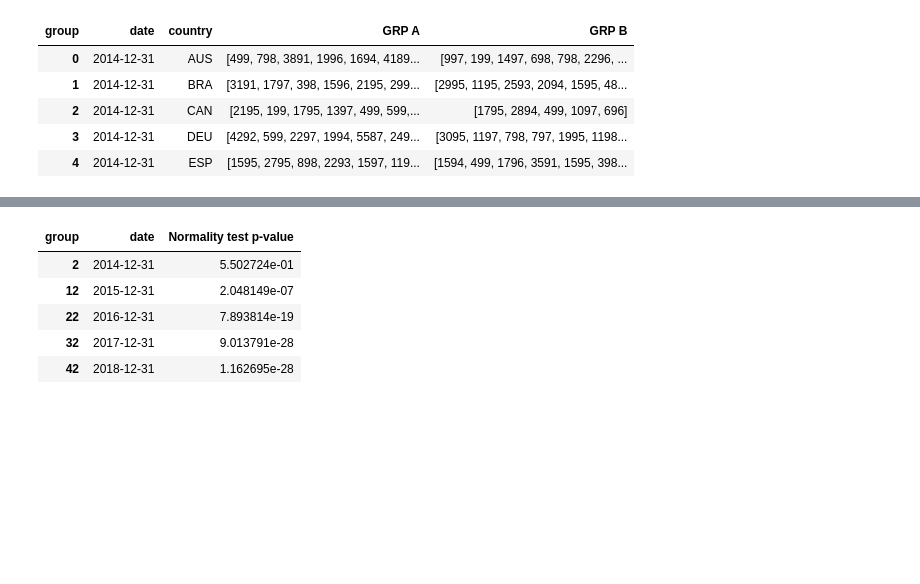
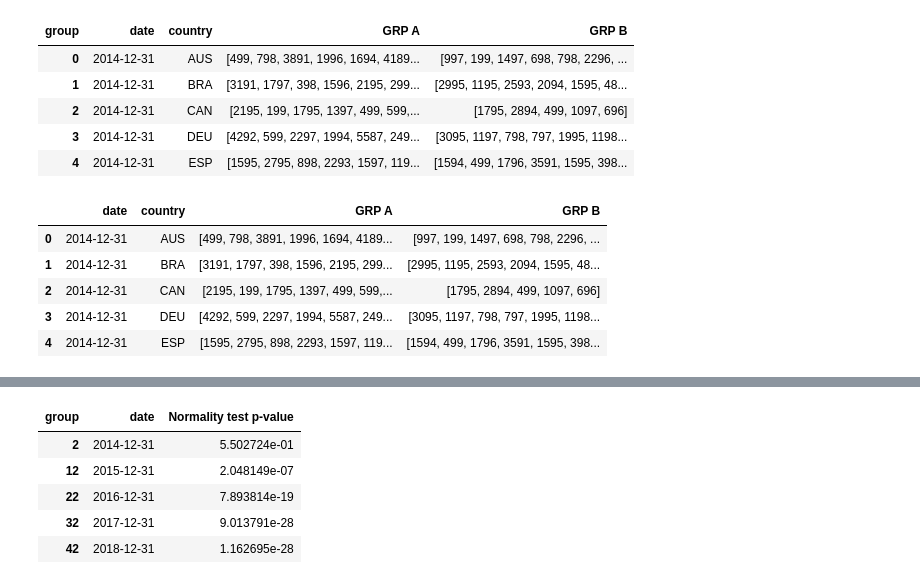
Before and after one commit to GustavoHBDuarte/AB_testing, a Jupyter notebook: A_B_testing.ipynb, the cells around one changed output, grey strips where cells are left out. Saved outputs shown, nothing was run; the diff lists cells and outputs as text; code cells hidden in the pictures; blank space fills up the shorter version.

```diff
--- a/A_B_testing.ipynb
+++ b/A_B_testing.ipynb
@@ -756,6 +770,19 @@ df_frequentist.head()
 | 2 | 2014-12-31 | CAN | [2195, 199, 1795, 1397, 499, 599,... | [1795, 2894, 499, 1097, 696] |
 | 3 | 2014-12-31 | DEU | [4292, 599, 2297, 1994, 5587, 249... | [3095, 1197, 798, 797, 1995, 1198... |
 | 4 | 2014-12-31 | ESP | [1595, 2795, 898, 2293, 1597, 119... | [1594, 499, 1796, 3591, 1595, 398... |
+# %%
+# Remover o index name 'group'
+
+df_frequentist = df_frequentist.rename_axis(None, axis=1)
+
+df_frequentist.head()
+# %% [output]
+|  | date | country | GRP A | GRP B |
+| 0 | 2014-12-31 | AUS | [499, 798, 3891, 1996, 1694, 4189... | [997, 199, 1497, 698, 798, 2296, ... |
+| 1 | 2014-12-31 | BRA | [3191, 1797, 398, 1596, 2195, 299... | [2995, 1195, 2593, 2094, 1595, 48... |
+| 2 | 2014-12-31 | CAN | [2195, 199, 1795, 1397, 499, 599,... | [1795, 2894, 499, 1097, 696] |
+| 3 | 2014-12-31 | DEU | [4292, 599, 2297, 1994, 5587, 249... | [3095, 1197, 798, 797, 1995, 1198... |
+| 4 | 2014-12-31 | ESP | [1595, 2795, 898, 2293, 1597, 119... | [1594, 499, 1796, 3591, 1595, 398... |
 # %%
 # Criando colunas amostradas de GRP A e GRP B para igualar o n de ambas
 
```
Also changed, not shown: parts of 11 cells of this notebook.
